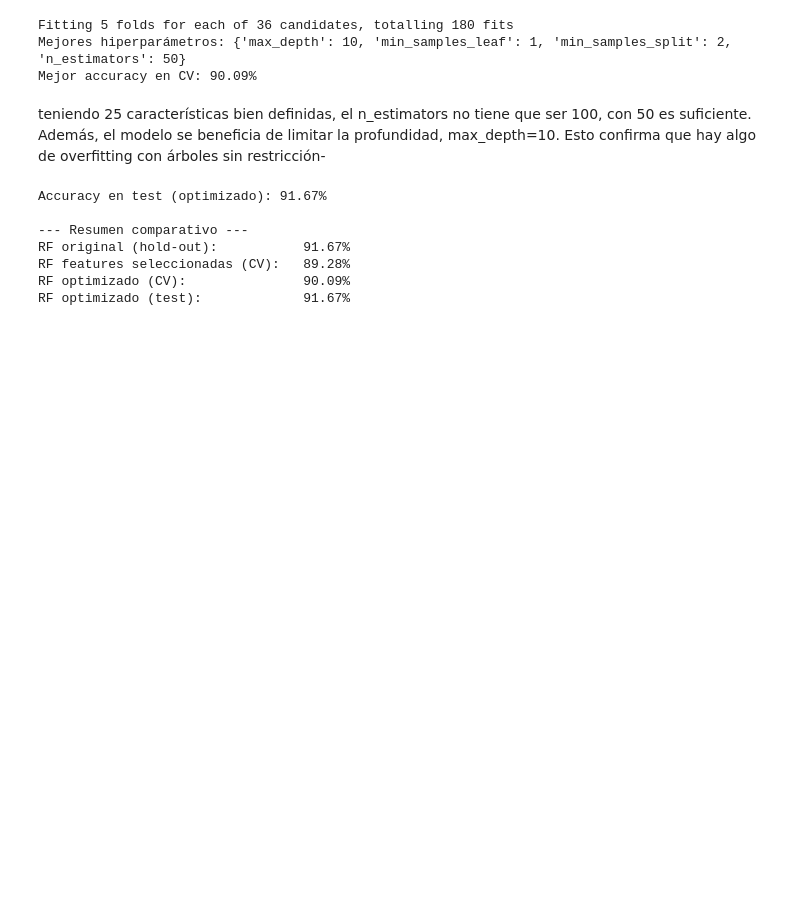
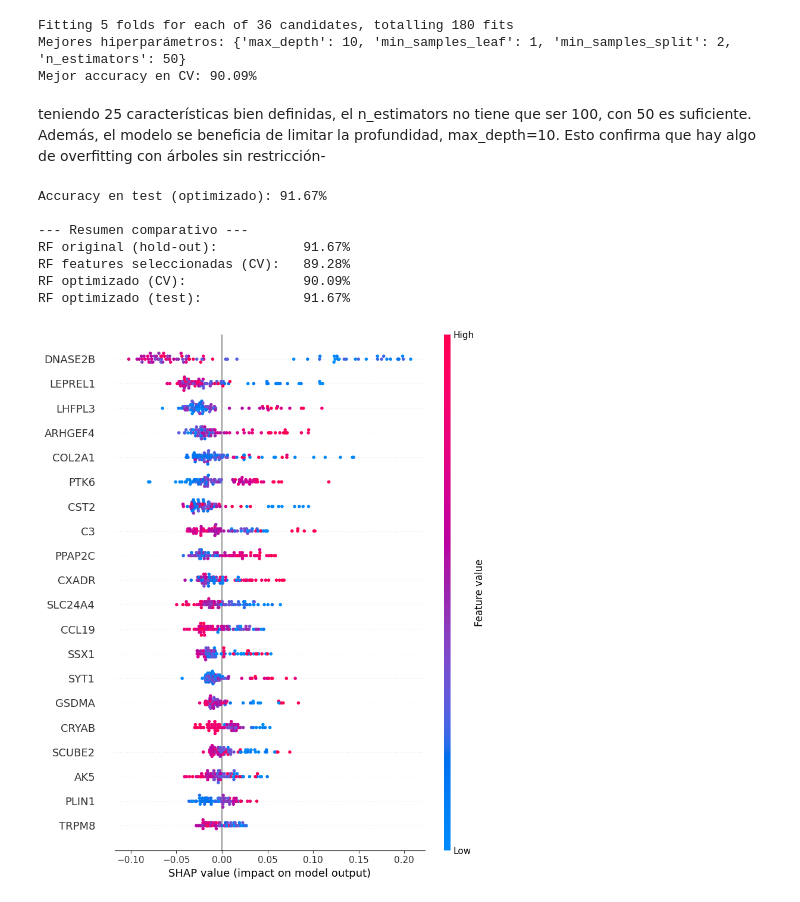
Before and after one commit to EnriGF/Proyecto_ML, a Jupyter notebook: RandomForest.ipynb, the cells around one changed output. Cells and saved outputs as stored; diff of their text form; code cells hidden in the pictures; blank space fills up the shorter version.

Commit message:
Gráfico Beeswarm

```diff
--- a/RandomForest.ipynb
+++ b/RandomForest.ipynb
@@ -231,3 +231,15 @@ RF original (hold-out):           91.67%
 RF features seleccionadas (CV):   89.28%
 RF optimizado (CV):               90.09%
 RF optimizado (test):             91.67%
+# %%
+#Vamos a usar SHAP para ver qué genes concretos impulsan las predicciones y en qué dirección
+import shap
+explainer=shap.TreeExplainer(rf_optimized)
+shap_values=explainer.shap_values(X_test_fs)
+
+#Beeswarm; importancia y direcciión del efecto
+shap.summary_plot(shap_values[:,:,1],
+                  X_test_fs,
+                  feature_names=X_train_fs.columns.tolist())
+# %% [output]
+[figure, added]
```
Also changed, not shown: parts of 1 cell of this notebook.
